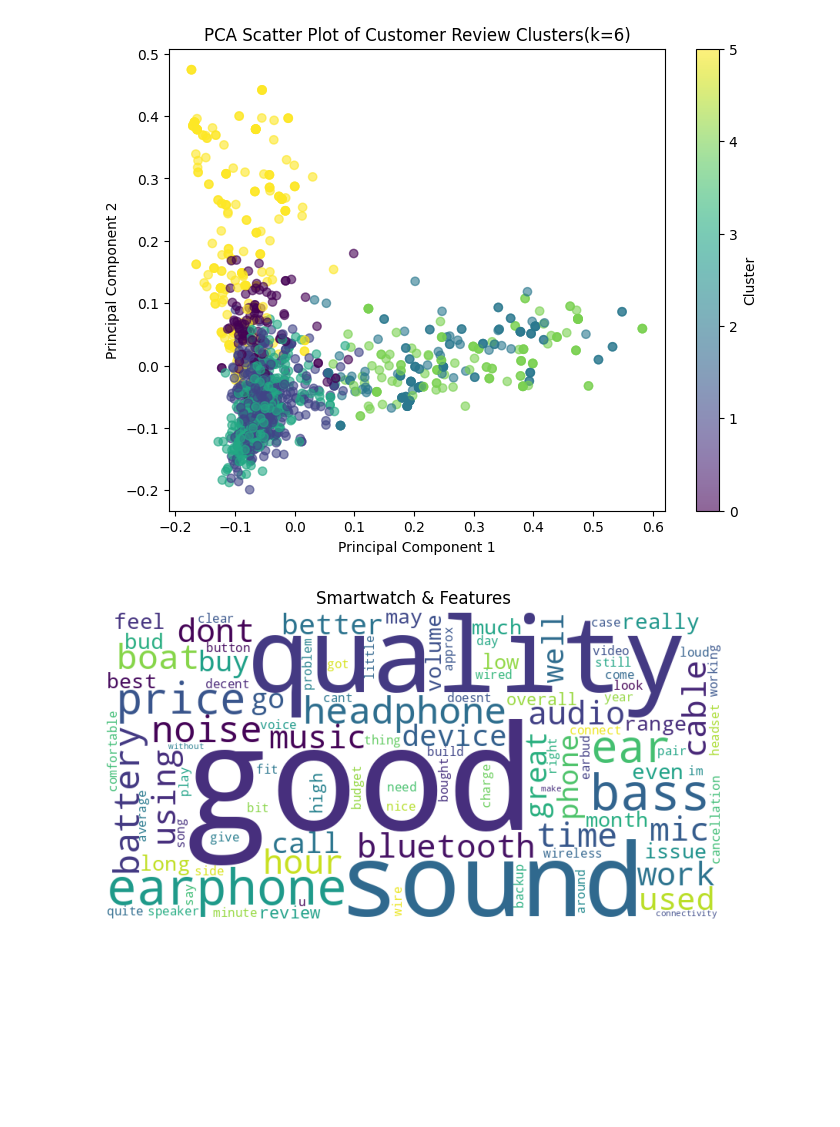
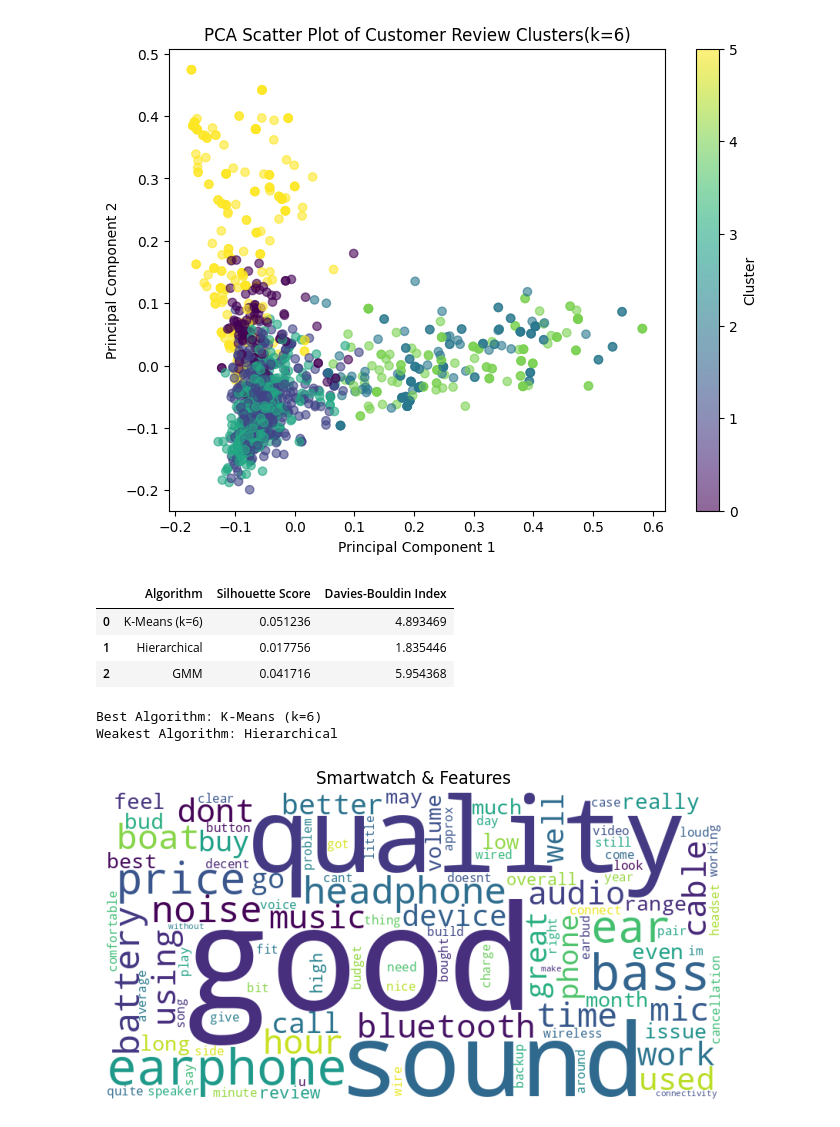
Before and after one commit to pyjanvi/Clustering-customer-review-for-market-Research, a Jupyter notebook: Clustering_customer_review.ipynb, the cells around one changed output. Cells and saved outputs as stored; diff of their text form; code cells hidden in the pictures; blank space fills up the shorter version.

```diff
--- a/Clustering_customer_review.ipynb
+++ b/Clustering_customer_review.ipynb
@@ -385,3 +377,57 @@ plt.show()
+# %%
+from sklearn.cluster import AgglomerativeClustering
+
+hier = AgglomerativeClustering(
+    n_clusters=6,
+    linkage='average',
+    metric='cosine'
+)
+hier_labels = hier.fit_predict(X.toarray())
+# %%
+from sklearn.mixture import GaussianMixture
+
+gmm = GaussianMixture(
+    n_components=6,random_state=42,
+    covariance_type='diag'
+)
+gmm_labels = gmm.fit_predict(X.toarray())
+# %%
+from sklearn.metrics import silhouette_score, davies_bouldin_score
+import pandas as pd
+import numpy as np
+
+def evaluate_algo(name, X, labels):
+    if len(set(labels)) <= 1 or -1 in labels:
+        return None
+    sil = silhouette_score(X, labels, metric='cosine')
+    db  = davies_bouldin_score(X.toarray(), labels)
+
+    return [name, sil, db]
+# %%
+results = []
+
+results.append(evaluate_algo("K-Means (k=6)", X, kmeans_labels))
+results.append(evaluate_algo("Hierarchical", X, hier_labels))
+results.append(evaluate_algo("GMM", X, gmm_labels))
+
+comparison_df = pd.DataFrame(
+    results,
+    columns=["Algorithm", "Silhouette Score", "Davies-Bouldin Index"]
+)
+comparison_df
+# %% [output]
+|  | Algorithm | Silhouette Score | Davies-Bouldin Index |
+| 0 | K-Means (k=6) | 0.051236 | 4.893469 |
+| 1 | Hierarchical | 0.017756 | 1.835446 |
+| 2 | GMM | 0.041716 | 5.954368 |
+# %%
+print("Best Algorithm:", comparison_df.iloc[0]["Algorithm"])
+print("Weakest Algorithm:", comparison_df.loc[
+    comparison_df["Silhouette Score"].idxmin(), "Algorithm"
+])
+# %% [output]
+Best Algorithm: K-Means (k=6)
+Weakest Algorithm: Hierarchical
 # %%
 from wordcloud import WordCloud, STOPWORDS
 import matplotlib.pyplot as plt
```
Also changed, not shown: parts of 11 cells of this notebook.
